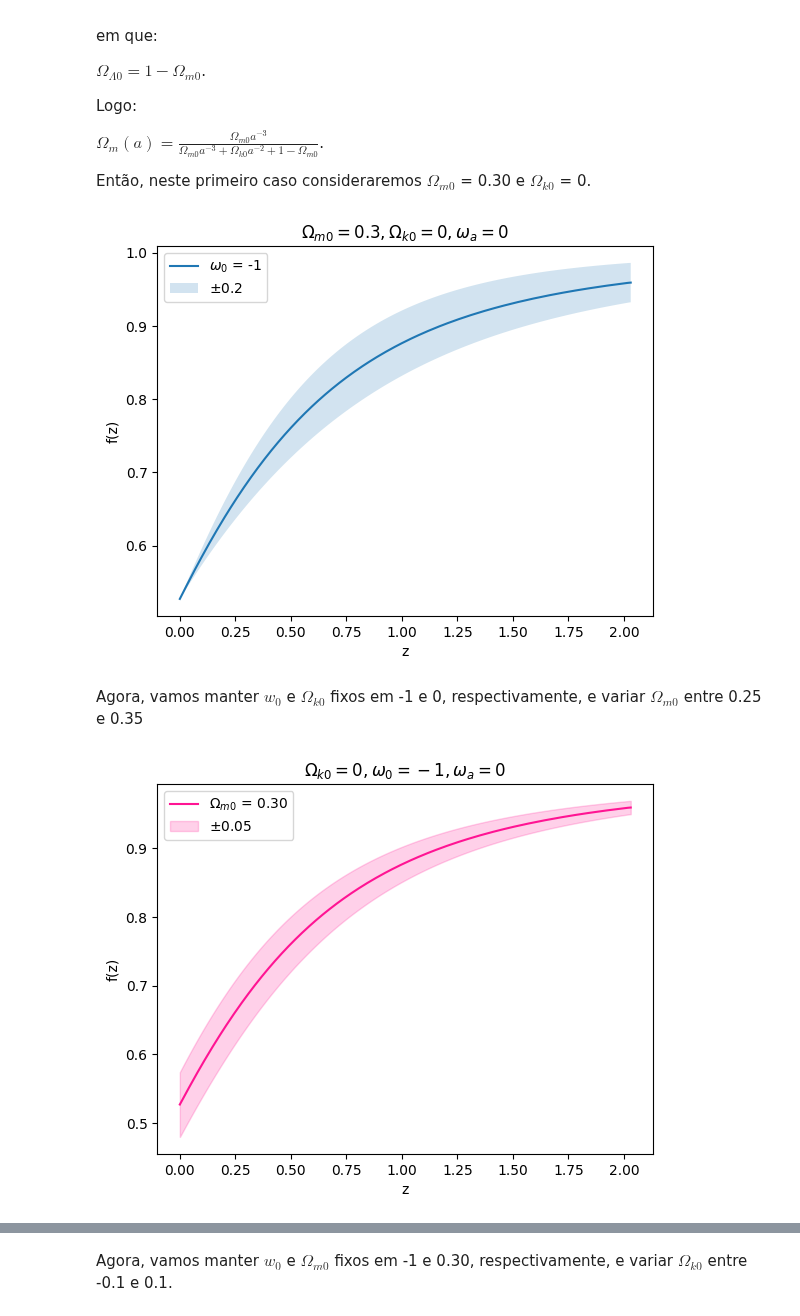
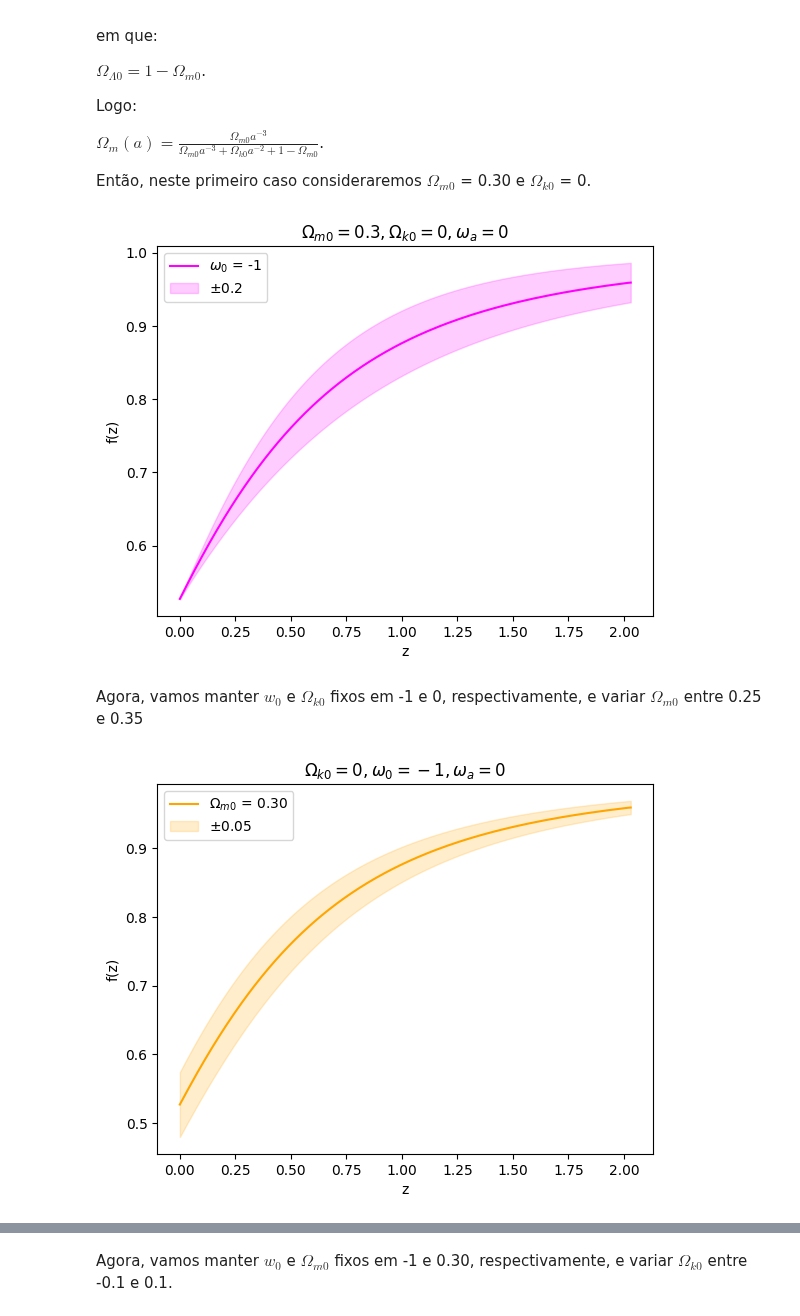
Before and after one commit to fernanda0402/Doutorado, a Jupyter notebook: Taxa_de_crescimento_de_estruturas.ipynb, the cells around one changed output, grey strips where cells are left out. Drawn from its saved outputs; the diff is of its cells as text; code cells hidden in the pictures.

```diff
--- a/Taxa_de_crescimento_de_estruturas.ipynb
+++ b/Taxa_de_crescimento_de_estruturas.ipynb
@@ -66,36 +66,36 @@ y = np.log(delta)
 
 f = np.gradient(y, x) # função taxa de crescimento
 
 # constantes
 H0 = 70 #km/s/Mpc
 Om0 = 0.30
 
 # definindo O_m
 #Om = (Om0*(a**(-3)))/(Om0*(a**(-3)) + 1 - Om0)
 
 # definindo w0
 w0 = -1
 sigw0 = 0.2
 
 # definindo gamma
 gamma = 6./11.
 
 # definindo o erro de f
 f_1 = (Om0*((1 + z)**3))/( Om0*((1 + z)**3) + ( 1 - Om0 )*( (1 + z)**(3*(1+w0)) ) )
 f_2 = (1 - Om0)*( (1+z)**(3*(1 + w0)) ) + Om0*((1 + z)**3)
 df = ( (3*(Om0 - 1)*Om0*gamma*((1+z)**(3*(1+w0) + 3))*np.log(1+z) )/(f_2)**2)*((f_1)**(gamma-1))
 sig_f = ((df)*sigw0)
 
 fig, ax = plt.subplots()
-ax.plot(z, f, label='$\omega_0$ = -1')
+ax.plot(z, f, label='$\omega_0$ = -1', color='magenta')
 plt.xlabel('z')
 plt.ylabel('f(z)')
-ax.fill_between(z, f - sig_f, f + sig_f, alpha=0.2, label='$\pm$0.2')
+ax.fill_between(z, f - sig_f, f + sig_f, alpha=0.2, label='$\pm$0.2', color='magenta')
 plt.legend(loc='upper left')
 plt.title('$\Omega_{m0} = 0.3, \Omega_{k0} = 0, \omega_a = 0$')
 plt.show()
 # %% [output]
-[figure, old version]
+[figure, new version]
 # %% [markdown]
 Agora, vamos manter $w_0$ e $\Omega_{k0}$ fixos em -1 e 0, respectivamente, e variar $\Omega_{m0}$ entre 0.25 e 0.35
 # %%
@@ -133,12 +133,12 @@ df1 = gamma*( ((1+z)**3)/f_2 - ( ((1+z)**3)*Om0*( ((1+z)**3) -  (1+z)**(3*(1 + w
 sig_f1 = ((df1)*sigOm0)
 
 fig, ax = plt.subplots()
-ax.plot(z, f, label='$\Omega_{m0}$ = 0.30', color='deeppink')
+ax.plot(z, f, label='$\Omega_{m0}$ = 0.30', color='orange')
 plt.xlabel('z')
 plt.ylabel('f(z)')
-ax.fill_between(z, f - sig_f1, f + sig_f1, alpha=0.2, color='deeppink', label='$\pm$0.05')
+ax.fill_between(z, f - sig_f1, f + sig_f1, alpha=0.2, color='orange', label='$\pm$0.05')
 plt.legend(loc='upper left')
 plt.title('$\Omega_{k0} = 0, \omega_0 = -1, \omega_a = 0$')
 plt.show()
 # %% [output]
-[figure, old version]
+[figure, new version]
```
Also changed, not shown: parts of 12 cells of this notebook.
